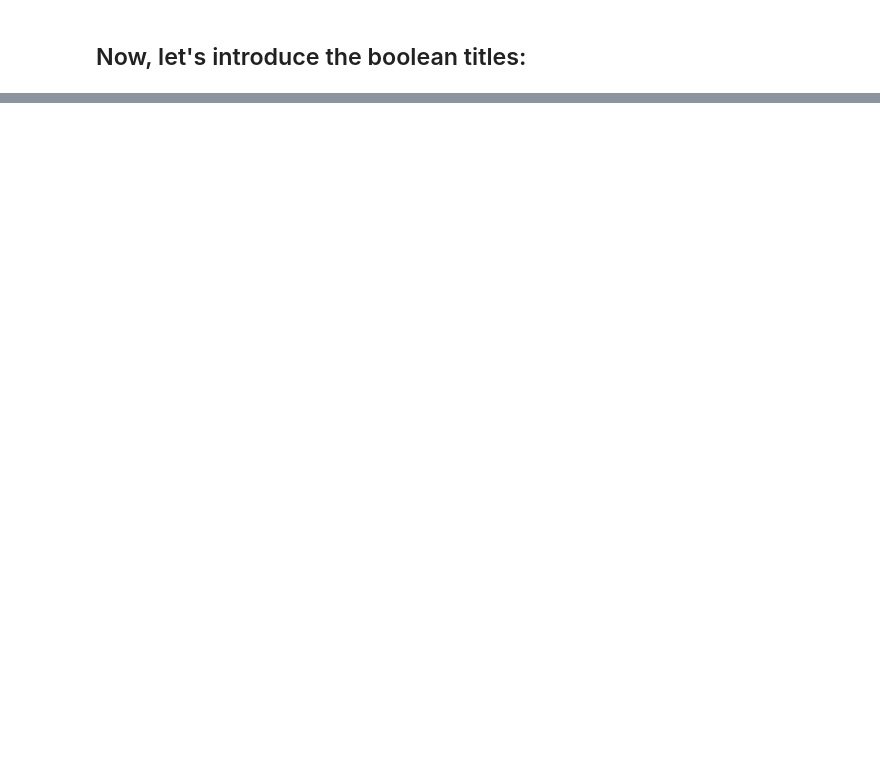
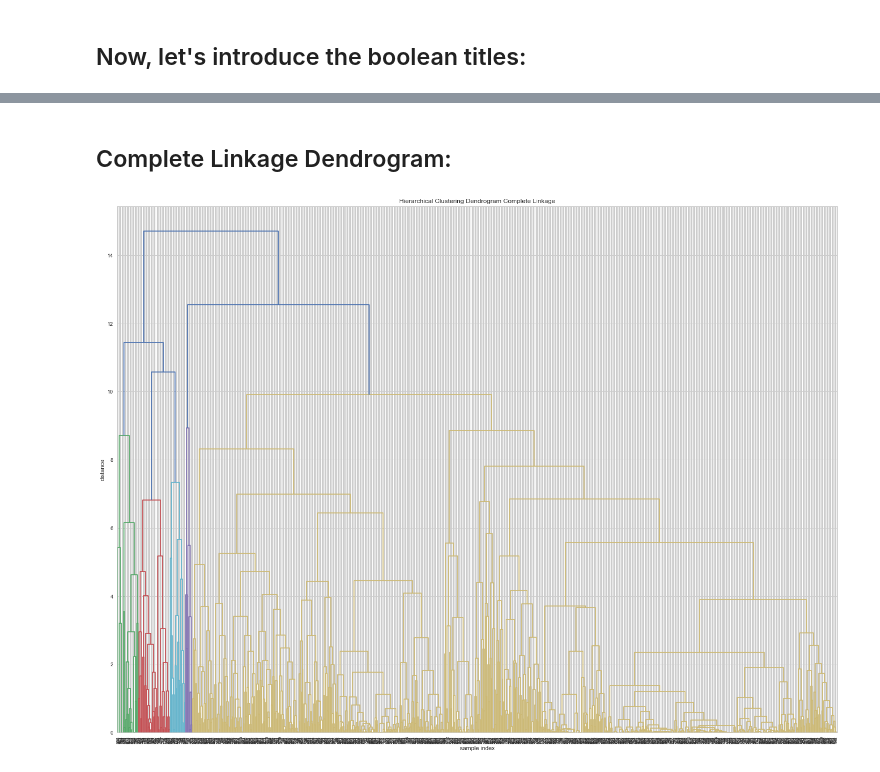
Before and after one commit to Hanel32/Datascience_Statistics_Drawer_Python, a Jupyter notebook: Kaggle Titanic.ipynb, the cells around one changed output, grey strips where cells are left out. Drawn from its saved outputs; the diff is of its cells as text; code cells hidden in the pictures; blank space fills up the shorter version.

```diff
--- a/Kaggle Titanic.ipynb
+++ b/Kaggle Titanic.ipynb
@@ -670,0 +794,8 @@ a
+# %%
+from sklearn.preprocessing import StandardScaler
+
+scaler = StandardScaler().fit(quantitative_data)
+quantitative_data = pd.DataFrame(data = scaler.transform(quantitative_data), columns = quantitative_data.columns.values)
+
+#quantitative_data.insert(loc = 0, column="Survived", value = data["Survived"])
+quantitative_data.head()
@@ -670,0 +809,20 @@ a
+# %% [markdown]
+Complete Linkage Dendrogram:
+----
+# %%
+from scipy.cluster.hierarchy import dendrogram, linkage
+from scipy.cluster.hierarchy import cophenet
+from scipy.spatial.distance import pdist
+
+# Calculate the linkage
+link = linkage(quantitative_data, method = "complete")
+
+# Output the dendrogram
+plt.figure(figsize = (24, 18))
+plt.title("Hierarchical Clustering Dendrogram Complete Linkage")
+plt.xlabel("sample index")
+plt.ylabel("distance")
+complete = dendrogram(link, leaf_rotation = 90., leaf_font_size = 8)
+plt.show()
+# %% [output]
+[figure, added]
```
Also changed, not shown: parts of 33 cells of this notebook.
